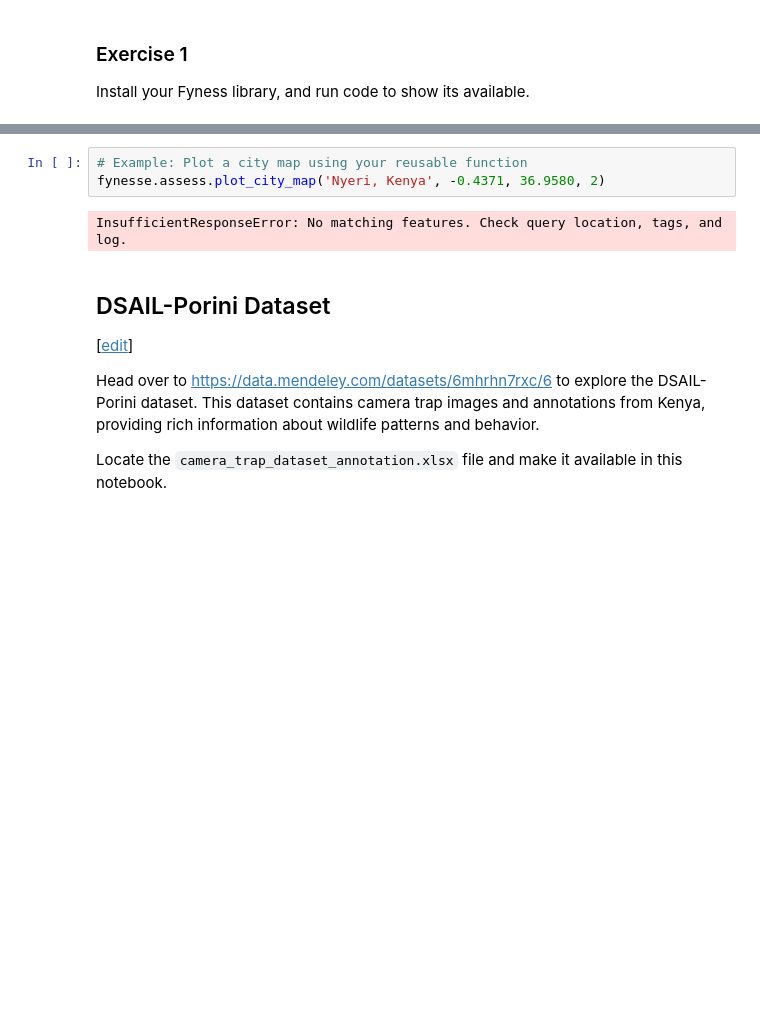
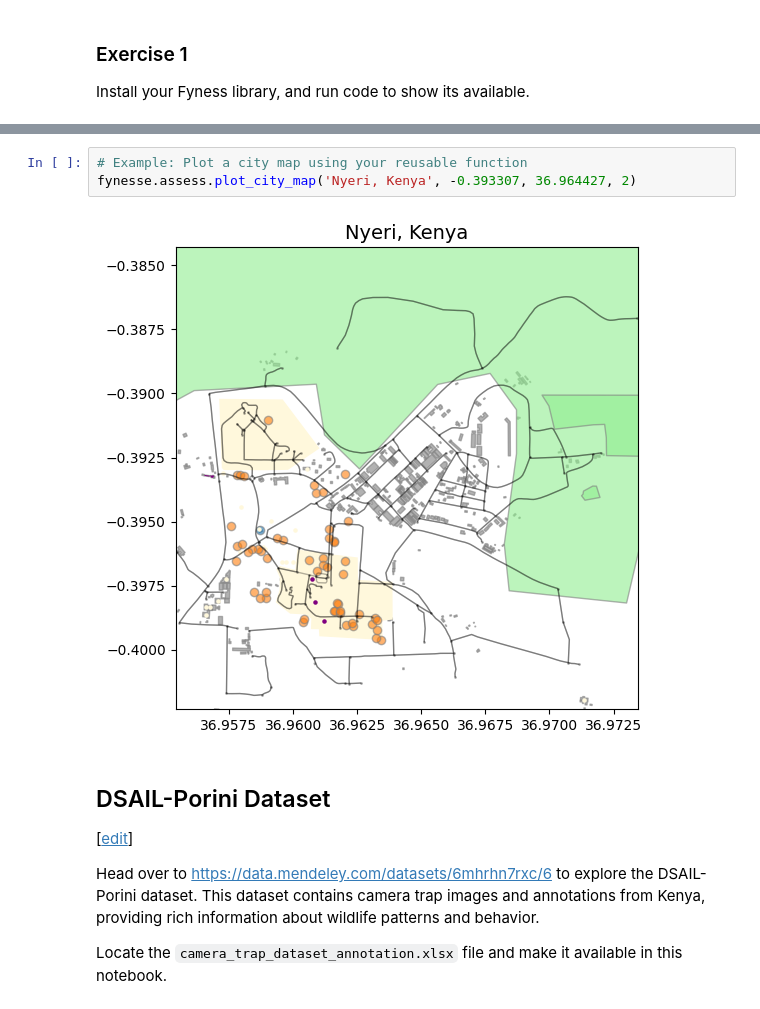
Before and after one commit to silprosa/fynesse_mlfc, a Jupyter notebook: _notebooks/03-dataset-joining-practical.ipynb, the cells around one changed output, grey strips where cells are left out. Drawn from its saved outputs; the diff is of its cells as text; blank space fills up the shorter version.

```diff
--- a/_notebooks/03-dataset-joining-practical.ipynb
+++ b/_notebooks/03-dataset-joining-practical.ipynb
@@ -66,8 +66,8 @@ Resolving deltas: 100% (175/175), done.
 # %%
 # Example: Plot a city map using your reusable function
-fynesse.assess.plot_city_map('Nyeri, Kenya', -0.4371, 36.9580, 2)
+fynesse.assess.plot_city_map('Nyeri, Kenya', -0.393307, 36.964427, 2)
 # %% [output]
-InsufficientResponseError: No matching features. Check query location, tags, and log.
+[figure, added]
 # %% [markdown]
 ## DSAIL-Porini Dataset
 
```
Also changed, not shown: parts of 7 cells of this notebook.
